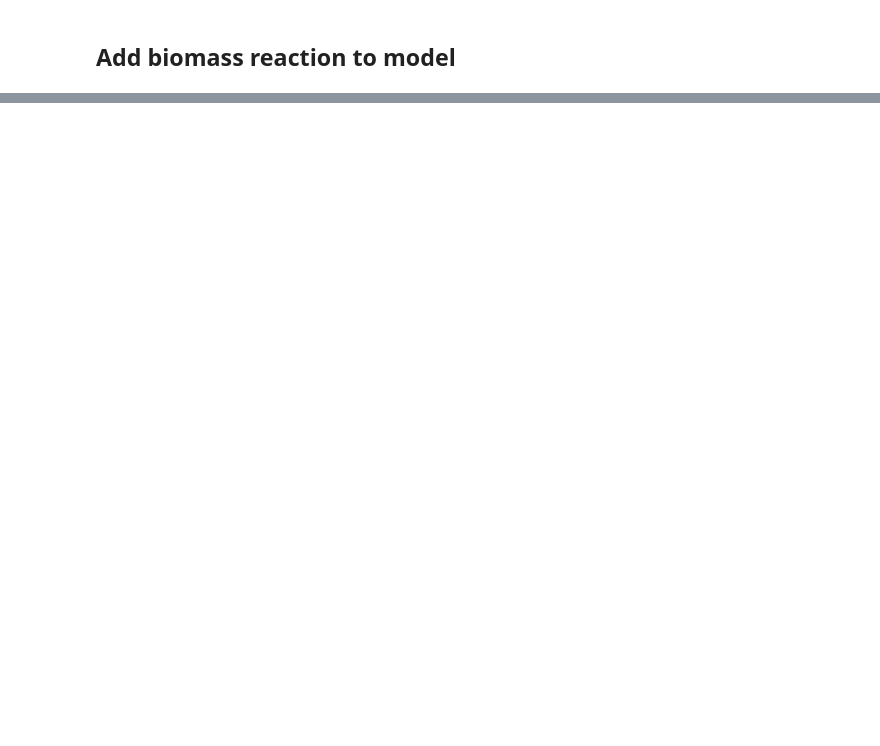
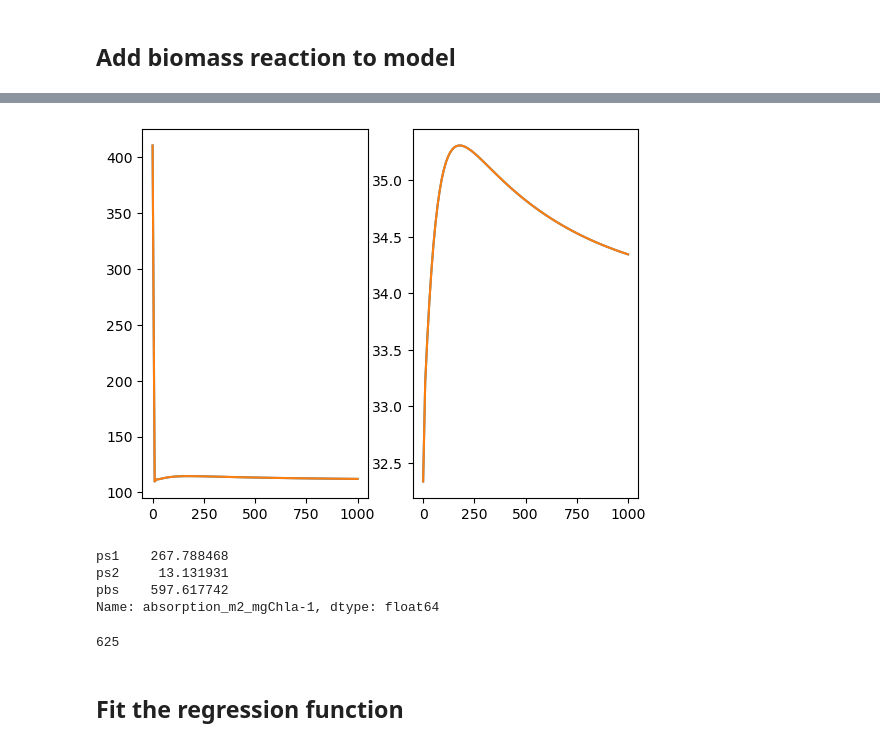
Before and after one commit to Computational-Biology-Aachen/synechocystis-photosynthesis-2024, a Jupyter notebook: Notebooks/get_biomass_function.ipynb, the cells around one changed output, grey strips where cells are left out. Drawn from its saved outputs; the diff is of its cells as text; code cells hidden in the pictures; blank space fills up the shorter version.

```diff
--- a/Notebooks/get_biomass_function.ipynb
+++ b/Notebooks/get_biomass_function.ipynb
@@ -496,0 +442,13 @@ growth_rate
+# %%
+s.initialise(y0)
+s, t, y = simulate_to_steady_state_custom(
+    s,
+    simulation_kwargs={
+        "t_end": 1e6,
+        "tolerances": [[["CBBa", "PSII", "OCP"], 1e-8], [None, 1e-6]],
+        "verbose": False,
+    },
+    rel_norm=True,
+    return_simulator=True,
+    **fnc.simulator_kwargs["loose"],
+)
@@ -496,0 +466,38 @@ growth_rate
+# %%
+fig, axes = plt.subplots(1,2)
+for _s in [s,s2]:
+    for flux, ax in zip(["vPS1", "vPS2"], axes.flatten()):
+        ax.plot(_s.get_fluxes_df().loc[:, flux])
+# %% [output]
+[figure, added]
+# %%
+m.parameters["complex_abs"]
+# %% [output]
+ps1    267.788468
+ps2     13.131931
+pbs    597.617742
+Name: absorption_m2_mgChla-1, dtype: float64
+# %%
+# Generate the input light data
+_light_input = np.linspace(10, 20000, 5)
+
+light_input = np.array(np.meshgrid(
+    _light_input,
+    _light_input,
+    _light_input,
+    _light_input,
+)).T.reshape(-1,4)
+
+light_input = pd.DataFrame(
+    light_input,
+    columns = [
+        "complex_abs_ps1",
+        "complex_abs_ps2",
+        "complex_abs_pbs",
+        "light_ocp"
+    ]
+)
+
+light_input.shape[0]
+# %% [output]
+625
@@ -496,0 +557,2 @@ growth_rate
+# %% [markdown]
+## Fit the regression function
```
Also changed, not shown: parts of 44 cells of this notebook.
